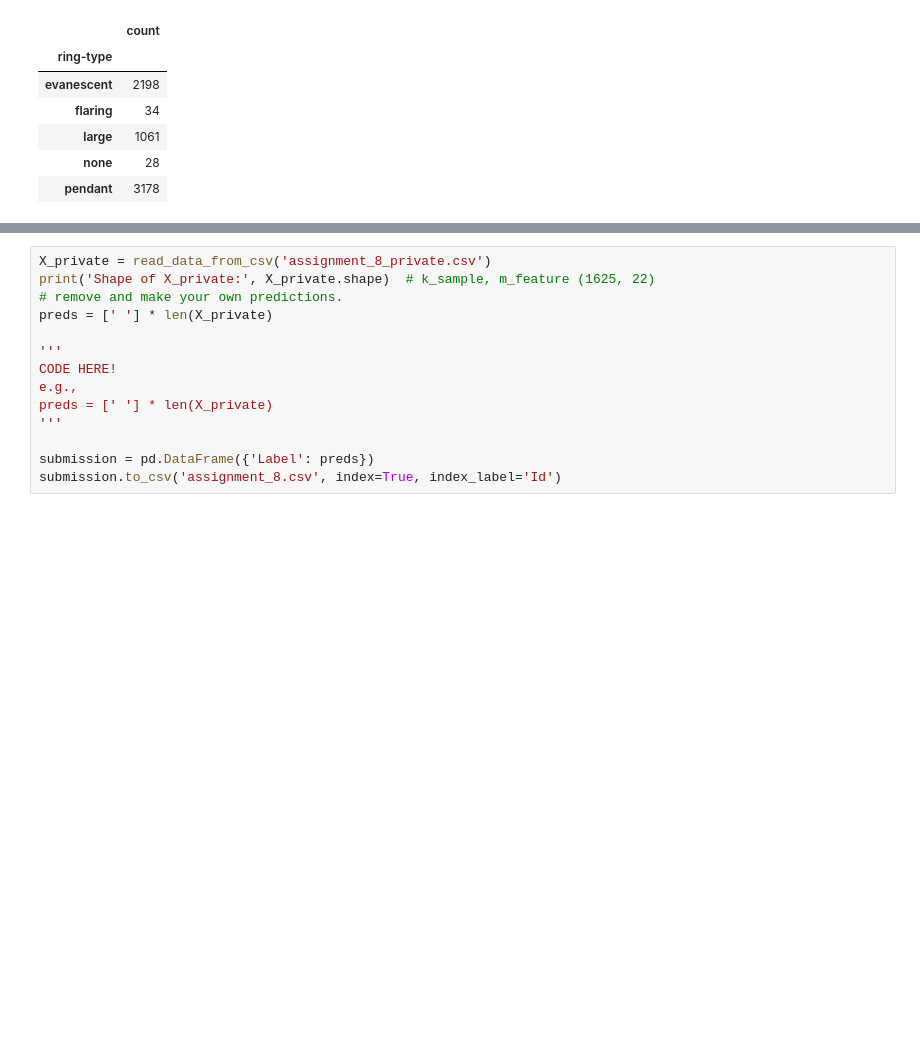
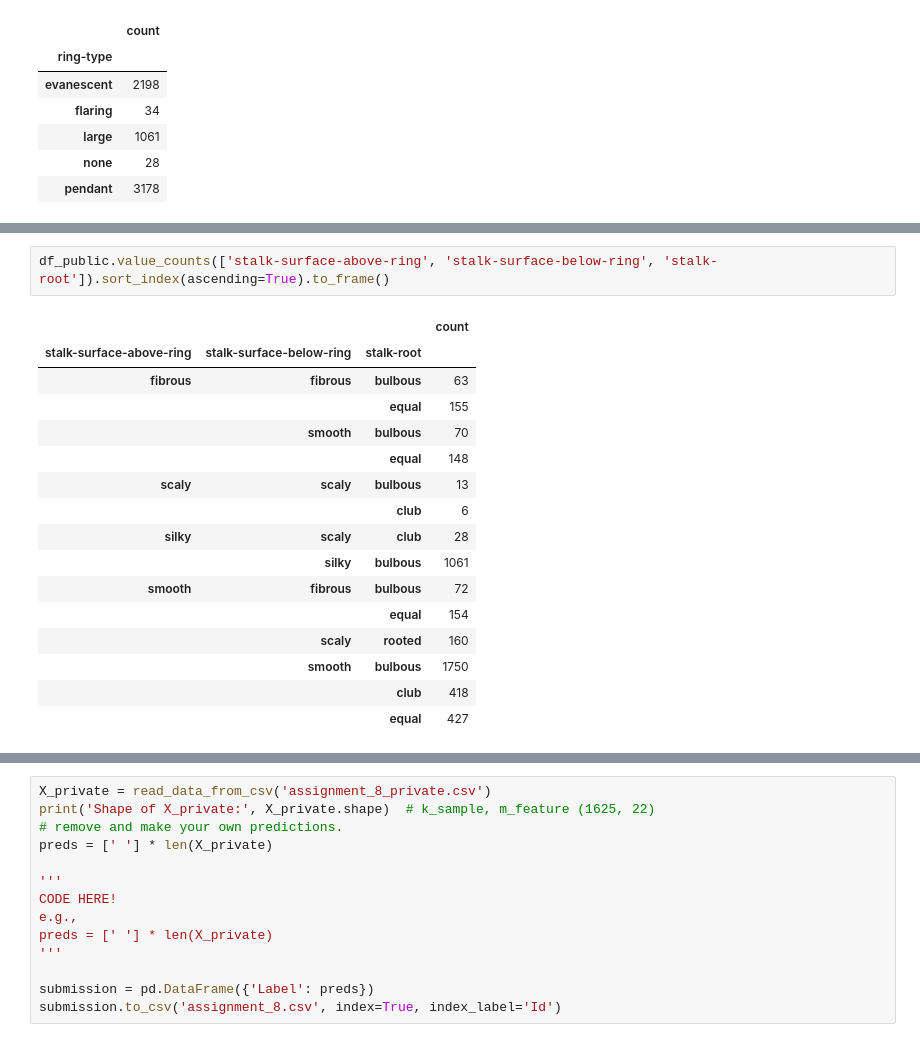
Before and after one commit to lucascheng24/COMP4431_LabAssignment, a Jupyter notebook: A8/tryT8.ipynb, the cells around one changed output, grey strips where cells are left out. Drawn from its saved outputs; the diff is of its cells as text; blank space fills up the shorter version.

```diff
--- a/A8/tryT8.ipynb
+++ b/A8/tryT8.ipynb
@@ -156,0 +233,19 @@ df_public.value_counts(['ring-type']).sort_index(ascending=True).to_frame()
+# %%
+df_public.value_counts(['stalk-surface-above-ring', 'stalk-surface-below-ring', 'stalk-root']).sort_index(ascending=True).to_frame()
+# %% [output]
+|  |  |  | count |
+| stalk-surface-above-ring | stalk-surface-below-ring | stalk-root |  |
+| fibrous | fibrous | bulbous | 63 |
+|  |  | equal | 155 |
+|  | smooth | bulbous | 70 |
+|  |  | equal | 148 |
+| scaly | scaly | bulbous | 13 |
+|  |  | club | 6 |
+| silky | scaly | club | 28 |
+|  | silky | bulbous | 1061 |
+| smooth | fibrous | bulbous | 72 |
+|  |  | equal | 154 |
+|  | scaly | rooted | 160 |
+|  | smooth | bulbous | 1750 |
+|  |  | club | 418 |
+|  |  | equal | 427 |
```
Also changed, not shown: parts of 13 cells of this notebook.
